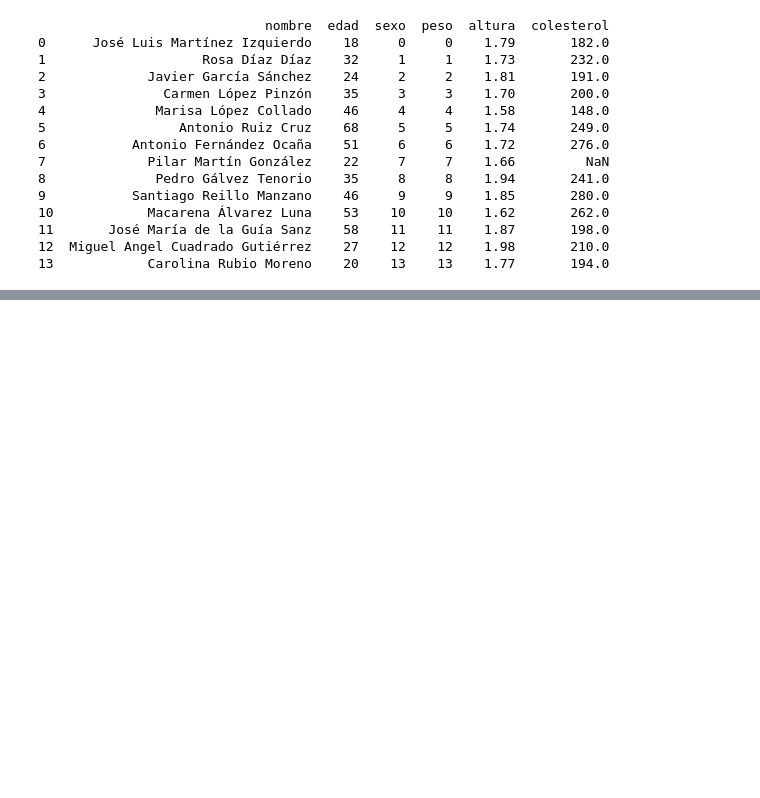
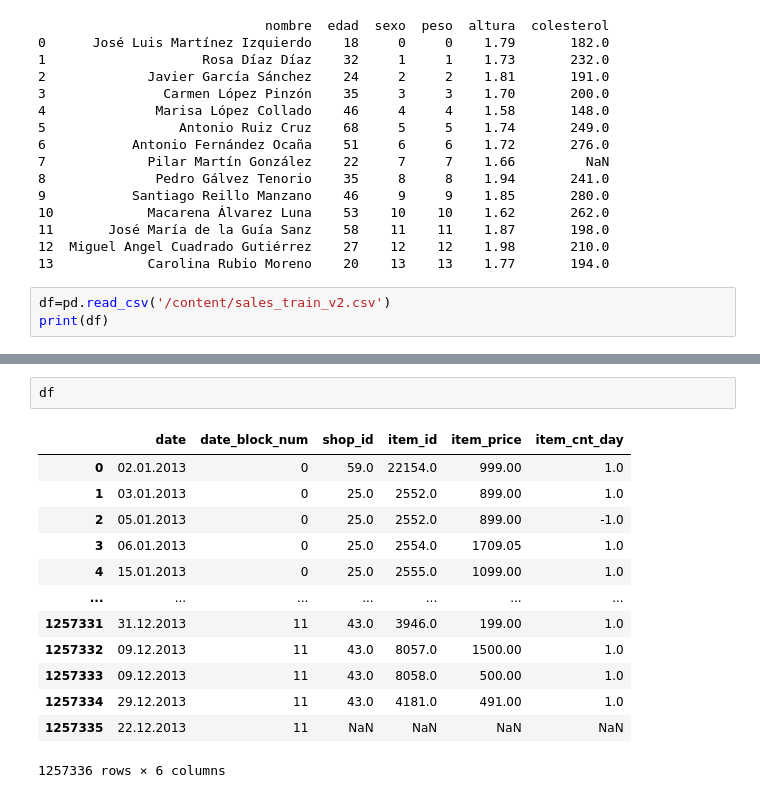
Before and after one commit to xkrizthx/Python, a Jupyter notebook: Diplomado_Pandas.ipynb, the cells around one changed output, grey strips where cells are left out. Cells and saved outputs as stored; diff of their text form; blank space fills up the shorter version.

```diff
--- a/Diplomado_Pandas.ipynb
+++ b/Diplomado_Pandas.ipynb
@@ -983,3 +983,6 @@ print(df1)
 11       José María de la Guía Sanz    58    11    11    1.87       198.0
 12  Miguel Angel Cuadrado Gutiérrez    27    12    12    1.98       210.0
 13            Carolina Rubio Moreno    20    13    13    1.77       194.0
+# %%
+df=pd.read_csv('/content/sales_train_v2.csv')
+print(df)
@@ -985,0 +1016,16 @@ print(df1)
+# %%
+df
+# %% [output]
+|  | date | date_block_num | shop_id | item_id | item_price | item_cnt_day |
+| 0 | 02.01.2013 | 0 | 59.0 | 22154.0 | 999.00 | 1.0 |
+| 1 | 03.01.2013 | 0 | 25.0 | 2552.0 | 899.00 | 1.0 |
+| 2 | 05.01.2013 | 0 | 25.0 | 2552.0 | 899.00 | -1.0 |
+| 3 | 06.01.2013 | 0 | 25.0 | 2554.0 | 1709.05 | 1.0 |
+| 4 | 15.01.2013 | 0 | 25.0 | 2555.0 | 1099.00 | 1.0 |
+| ... | ... | ... | ... | ... | ... | ... |
+| 1257331 | 31.12.2013 | 11 | 43.0 | 3946.0 | 199.00 | 1.0 |
+| 1257332 | 09.12.2013 | 11 | 43.0 | 8057.0 | 1500.00 | 1.0 |
+| 1257333 | 09.12.2013 | 11 | 43.0 | 8058.0 | 500.00 | 1.0 |
+| 1257334 | 29.12.2013 | 11 | 43.0 | 4181.0 | 491.00 | 1.0 |
+| 1257335 | 22.12.2013 | 11 | NaN | NaN | NaN | NaN |
+1257336 rows × 6 columns
```
Also changed, not shown: parts of 5 cells of this notebook.
